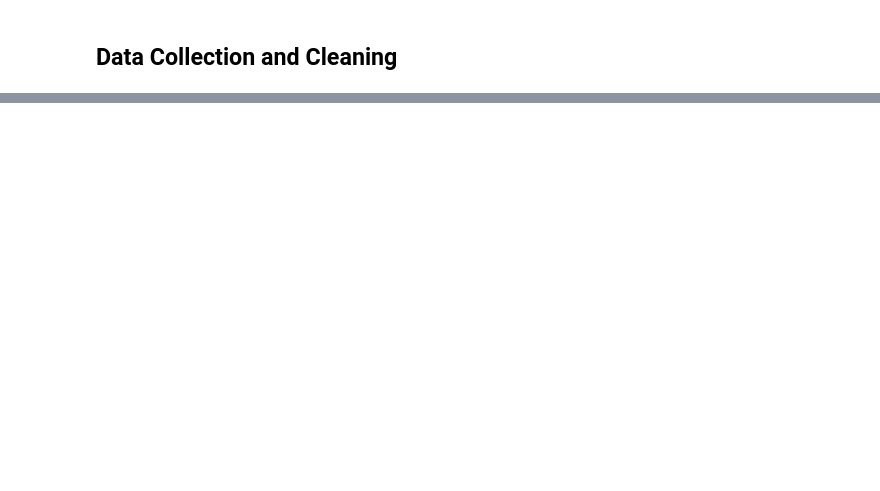
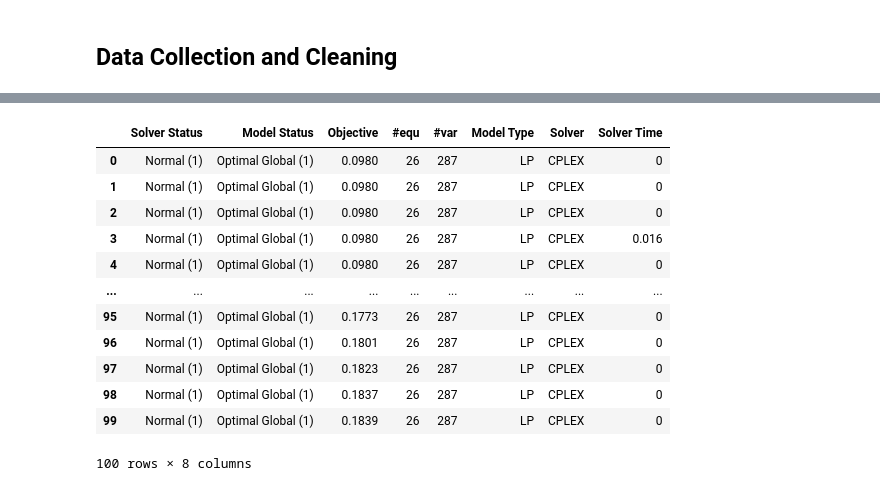
Before and after one commit to hproloff/final_proj_cs524, a Jupyter notebook: extra/project.ipynb, the cells around one changed output, grey strips where cells are left out. Cells and saved outputs as stored; diff of their text form; code cells hidden in the pictures; blank space fills up the shorter version.

```diff
--- a/extra/project.ipynb
+++ b/extra/project.ipynb
@@ -127,0 +185,3 @@ data
+# %%
+%reload_ext gams.magic
+m = gams.exchange_container
@@ -127,0 +206,13 @@ data
+# %%
+ticker = m.addSet('Stock', records=final_stocks.index)
+Sector_set = m.addSet('Sector', records=sector_stats.index)
+
+expected_return = m.addParameter('Expected_return', [ticker], records=final_stocks['expected_return'])
+volatility = m.addParameter('Volatility', [ticker], records=final_stocks['volatility'])
+beta_v = m.addParameter('beta_v', [ticker], records=final_stocks['beta'])
+sector = m.addParameter('Sector_v', [ticker], records=final_stocks['Sector_factor'])
+
+portfolio = m.addVariable('Portfolio', 'positive', [ticker])
+portfolio_return = m.addVariable('Portfolio_return')
+
+display(Sector_set.records.head())
@@ -127,0 +274,22 @@ data
+# %%
+beta_max_range = np.linspace(0.5, 1.4, 10)
+vol_max_range = np.linspace(0.22, 0.4, 10)
+
+beta_iter = m.addSet('beta_iter', records=beta_max_range)
+vol_iter = m.addSet('vol_iter', records=vol_max_range)
+results = m.addParameter('results', [beta_iter, vol_iter, 'portfolio_return'])
+
+beta_iters = m.addParameter('beta_iters', [beta_iter], records=beta_max_range)
+vol_iters = m.addParameter('vol_iters', [vol_iter], records=vol_max_range)
+# %%
+%%gams
+loop(beta_iter,
+    beta_max = beta_iters(beta_iter);
+
+    loop(vol_iter,
+        vol_max = vol_iters(vol_iter);
+        solve portfolio_opt using lp maximizing portfolio_return;
+        results(beta_iter, vol_iter, 'expected_return') = portfolio_return.l;
+    );
+);
+# %% [output]
@@ -127,0 +298,13 @@ data
+|  | Solver Status | Model Status | Objective | #equ | #var | Model Type | Solver | Solver Time |
+| 0 | Normal (1) | Optimal Global (1) | 0.0980 | 26 | 287 | LP | CPLEX | 0 |
+| 1 | Normal (1) | Optimal Global (1) | 0.0980 | 26 | 287 | LP | CPLEX | 0 |
+| 2 | Normal (1) | Optimal Global (1) | 0.0980 | 26 | 287 | LP | CPLEX | 0 |
+| 3 | Normal (1) | Optimal Global (1) | 0.0980 | 26 | 287 | LP | CPLEX | 0.016 |
+| 4 | Normal (1) | Optimal Global (1) | 0.0980 | 26 | 287 | LP | CPLEX | 0 |
+| ... | ... | ... | ... | ... | ... | ... | ... | ... |
+| 95 | Normal (1) | Optimal Global (1) | 0.1773 | 26 | 287 | LP | CPLEX | 0 |
+| 96 | Normal (1) | Optimal Global (1) | 0.1801 | 26 | 287 | LP | CPLEX | 0 |
+| 97 | Normal (1) | Optimal Global (1) | 0.1823 | 26 | 287 | LP | CPLEX | 0 |
+| 98 | Normal (1) | Optimal Global (1) | 0.1837 | 26 | 287 | LP | CPLEX | 0 |
+| 99 | Normal (1) | Optimal Global (1) | 0.1839 | 26 | 287 | LP | CPLEX | 0 |
+100 rows × 8 columns
```
Also changed, not shown: parts of 27 cells of this notebook.
